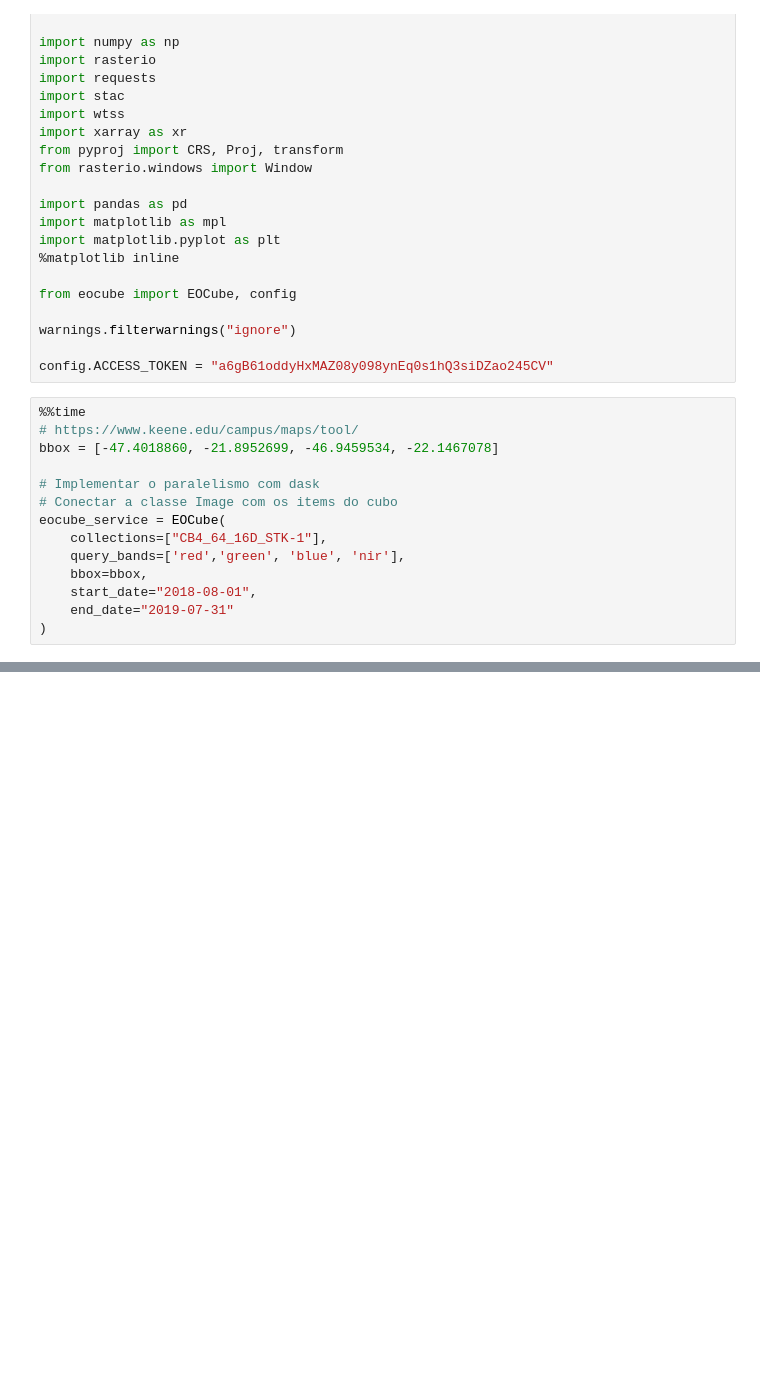
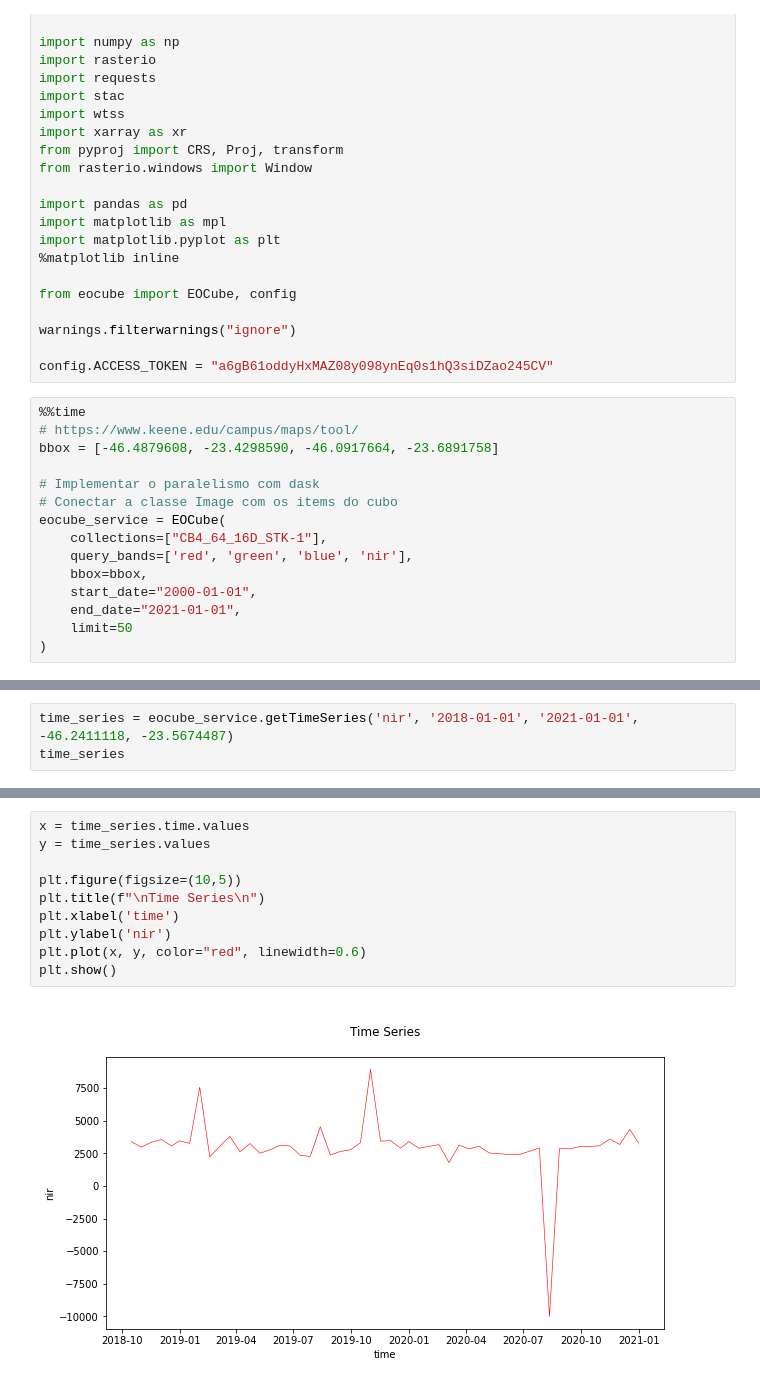
Before and after one commit to AbnerErnaniADSFatec/in-prog-geo, a Jupyter notebook: prog-geo/api-eodc-testes/EOCubeTests.ipynb, the cells around one changed output, grey strips where cells are left out. Cells and saved outputs as stored; diff of their text form; blank space fills up the shorter version.

Commit message:
adding time series support

```diff
--- a/prog-geo/api-eodc-testes/EOCubeTests.ipynb
+++ b/prog-geo/api-eodc-testes/EOCubeTests.ipynb
@@ -58,15 +25,16 @@ config.ACCESS_TOKEN = "a6gB61oddyHxMAZ08y098ynEq0s1hQ3siDZao245CV"
 # %%
 %%time
 # https://www.keene.edu/campus/maps/tool/
-bbox = [-47.4018860, -21.8952699, -46.9459534, -22.1467078]
+bbox = [-46.4879608, -23.4298590, -46.0917664, -23.6891758]
 
 # Implementar o paralelismo com dask
 # Conectar a classe Image com os items do cubo
 eocube_service = EOCube(
     collections=["CB4_64_16D_STK-1"],
-    query_bands=['red','green', 'blue', 'nir'],
+    query_bands=['red', 'green', 'blue', 'nir'],
     bbox=bbox,
-    start_date="2018-08-01",
-    end_date="2019-07-31"
+    start_date="2000-01-01",
+    end_date="2021-01-01",
+    limit=50
 )
 # %% [output]
@@ -124,0 +69,3 @@ Attributes:
+# %%
+time_series = eocube_service.getTimeSeries('nir', '2018-01-01', '2021-01-01', -46.2411118, -23.5674487)
+time_series
@@ -124,0 +87,12 @@ Attributes:
+# %%
+x = time_series.time.values
+y = time_series.values
+
+plt.figure(figsize=(10,5))
+plt.title(f"\nTime Series\n")
+plt.xlabel('time')
+plt.ylabel('nir')
+plt.plot(x, y, color="red", linewidth=0.6)
+plt.show()
+# %% [output]
+[figure, added]
```
Also changed, not shown: parts of 26 cells of this notebook, 1 other file.
